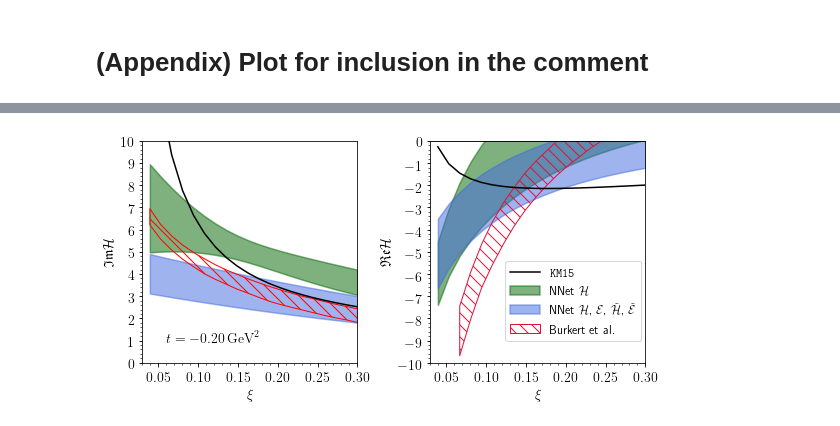
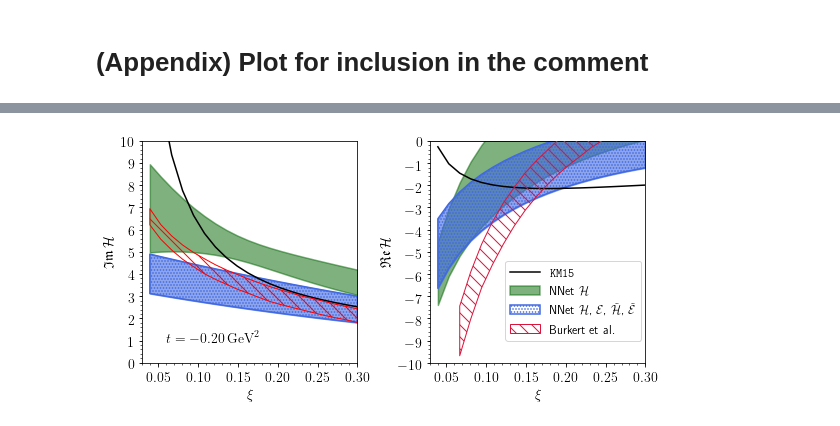
Before and after one commit to kkumer/dterm18, a Jupyter notebook: dterm.ipynb, the cells around one changed output, grey strips where cells are left out. Drawn from its saved outputs; the diff is of its cells as text; code cells hidden in the pictures.

```diff
--- a/dterm.ipynb
+++ b/dterm.ipynb
@@ -1224,52 +1119,57 @@ for cff, (pn, ax) in zip(cffs, enumerate(axs)):
                     linewidth=1.5, zorder=0)
     if NN2:
         ax.fill_between(xis, ysNN2-ysNN2err, ysNN2+ysNN2err, #alpha=0.3,
+                    #label=r'{}'.format(THNN2.name),
+                    color = 'royalblue', alpha = 0.6,
+                    #hatch = '////', edgecolor='royalblue', facecolor='royalblue',
+                    linewidth=1.5, zorder=0)
+        ax.fill_between(xis, ysNN2-ysNN2err, ysNN2+ysNN2err, #alpha=0.3,
                     label=r'{}'.format(THNN2.name),
-                    color = 'royalblue', alpha = 0.5,
-                    #hatch = '\\\\', facecolor='none', edgecolor='darkgreen',
-                    linewidth=1.5, zorder=0)
+                    #color = 'royalblue', alpha = 0.6,
+                    hatch = '....', edgecolor='royalblue', facecolor='none',
+                    linewidth=1.5, zorder=1)
 
     if pn == 1:
         ax.fill_between(xis[2:-4], JLBdn(xis[2:-4]), JLBup(xis[2:-4]), #alpha=0.3,
                     label=r'Burkert et al.', #color='red',
                     hatch = '\\\\', facecolor='none',
                     edgecolor='crimson', linewidth=1.0,
-                        zorder=0)
+                        zorder=3)
     else:
         ax.fill_between(xis, aJLBdn(xis), aJLBup(xis), #alpha=0.3,
                     label=r'Burkert et al.', #color='red',
                     hatch = '\\\\', facecolor='none',
                     edgecolor='red', linewidth=1.0,
-                        zorder=0)
+                        zorder=3)
 
     ax.set_xlim(0.03, 0.3)
     ax.xaxis.set_major_locator(
             matplotlib.ticker.MultipleLocator(0.05))
     ax.xaxis.set_minor_locator(
             matplotlib.ticker.MultipleLocator(0.01))
     ax.yaxis.set_major_locator(
             matplotlib.ticker.MultipleLocator(1.))
     ax.yaxis.set_minor_locator(
             matplotlib.ticker.MultipleLocator(0.2))
     s1 = r'$t = {:.2f}\, {{\rm GeV}}^2$'.format(ex_pt.t)
     ax.set_ylabel(toTeX[cff], fontsize=14)
     apply(ax.set_ylim, ylims[cff])
     ax.axhline(y=0, linewidth=0.5, color='k')  # y=0 thin line
     if pn >= 0:
         ax.set_xlabel(r'$\xi$', fontsize=14)
     if pn == 0:
         ax.text(0.06, 1, s1, fontsize=14)
         #axs[pn].yaxis.set_major_locator(matplotlib.ticker.MultipleLocator(0.01))
     if pn == 1:
         #ax.set_ylabel(r'$\mathfrak{Im}\,\tilde{\cal H}$', fontsize=12)
         handles, labels = ax.get_legend_handles_labels()
         ax.legend(handles, labels, loc=(0.35, 0.1),
                   handlelength=2.5,
             prop=matplotlib.font_manager.FontProperties(size="large")
         ).draw_frame(1)
     ax.tick_params(axis='both', which='major', labelsize=14)
     ax.tick_params(axis='both', which='minor', labelsize=14)
 plt.tight_layout(h_pad=0.)
-fig.savefig('figs/CFFs2.pdf', bbox_inches='tight', transparent=True, pad_inches=0)
+fig.savefig('figs/CFFs.pdf', bbox_inches='tight', transparent=True, pad_inches=0)
 # %% [output]
-[figure, old version]
+[figure, new version]
```
Also changed, not shown: parts of 8 cells of this notebook, 14 other files.
